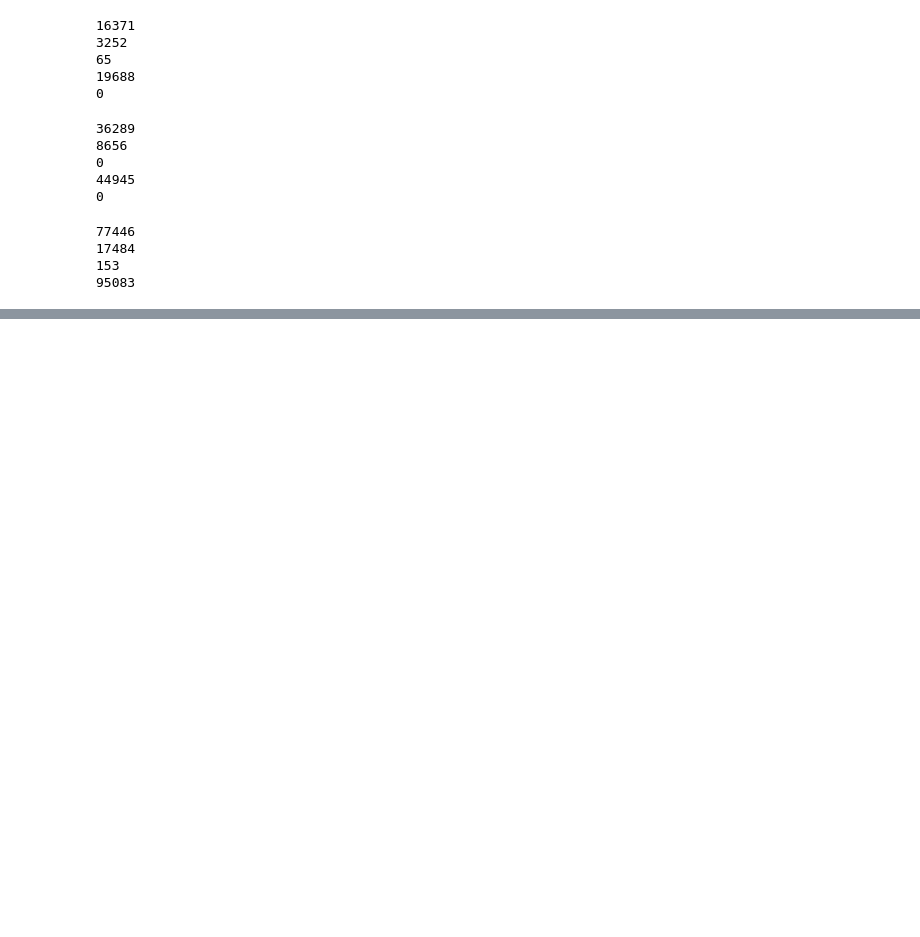
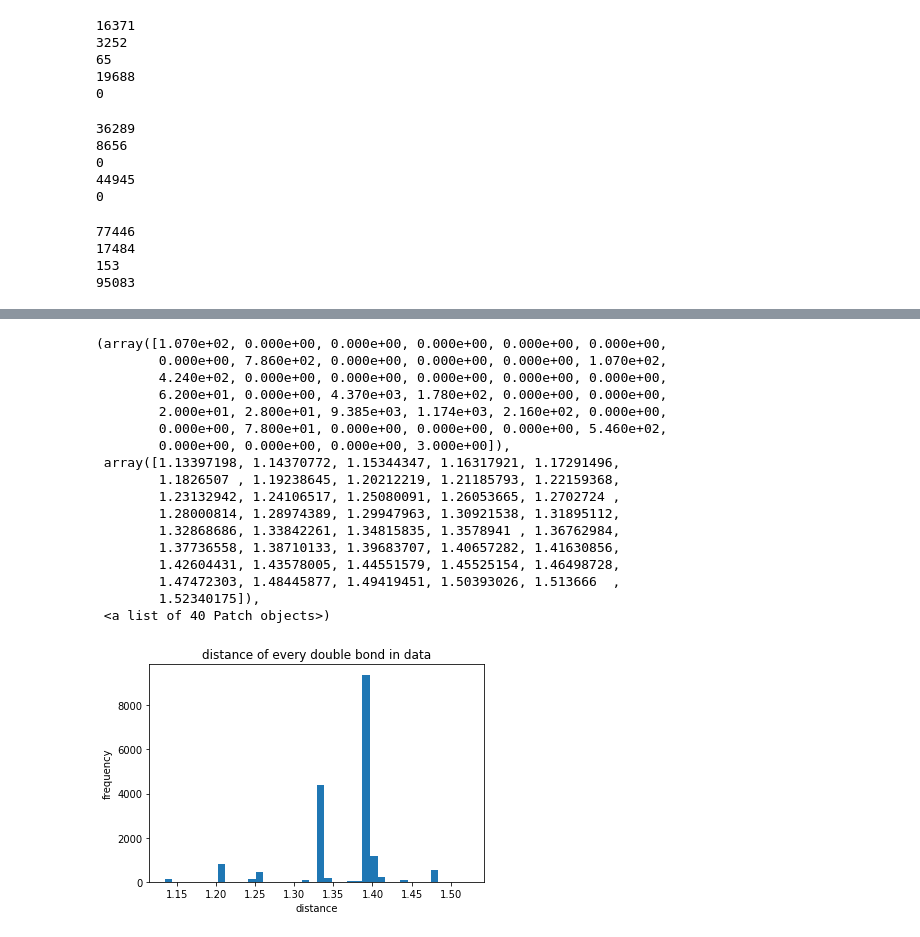
Before and after one commit to jli615/chem, a Jupyter notebook: create_bond_length_histogram.ipynb, the cells around one changed output, grey strips where cells are left out. Drawn from its saved outputs; the diff is of its cells as text; code cells hidden in the pictures; blank space fills up the shorter version.

```diff
--- a/create_bond_length_histogram.ipynb
+++ b/create_bond_length_histogram.ipynb
@@ -497,0 +483,24 @@ plt.hist(triple_bonds, bins = 20)
+# %%
+plt.title('distance of every double bond in data')
+plt.xlabel('distance')
+plt.ylabel('frequency')
+plt.hist(double_bonds, bins = 40)
+# %% [output]
+(array([1.070e+02, 0.000e+00, 0.000e+00, 0.000e+00, 0.000e+00, 0.000e+00,
+        0.000e+00, 7.860e+02, 0.000e+00, 0.000e+00, 0.000e+00, 1.070e+02,
+        4.240e+02, 0.000e+00, 0.000e+00, 0.000e+00, 0.000e+00, 0.000e+00,
+        6.200e+01, 0.000e+00, 4.370e+03, 1.780e+02, 0.000e+00, 0.000e+00,
+        2.000e+01, 2.800e+01, 9.385e+03, 1.174e+03, 2.160e+02, 0.000e+00,
+        0.000e+00, 7.800e+01, 0.000e+00, 0.000e+00, 0.000e+00, 5.460e+02,
+        0.000e+00, 0.000e+00, 0.000e+00, 3.000e+00]),
+ array([1.13397198, 1.14370772, 1.15344347, 1.16317921, 1.17291496,
+        1.1826507 , 1.19238645, 1.20212219, 1.21185793, 1.22159368,
+        1.23132942, 1.24106517, 1.25080091, 1.26053665, 1.2702724 ,
+        1.28000814, 1.28974389, 1.29947963, 1.30921538, 1.31895112,
+        1.32868686, 1.33842261, 1.34815835, 1.3578941 , 1.36762984,
+        1.37736558, 1.38710133, 1.39683707, 1.40657282, 1.41630856,
+        1.42604431, 1.43578005, 1.44551579, 1.45525154, 1.46498728,
+        1.47472303, 1.48445877, 1.49419451, 1.50393026, 1.513666  ,
+        1.52340175]),
+ <a list of 40 Patch objects>)
+[figure, added]
```
Also changed, not shown: parts of 6 cells of this notebook, 2 other files.
